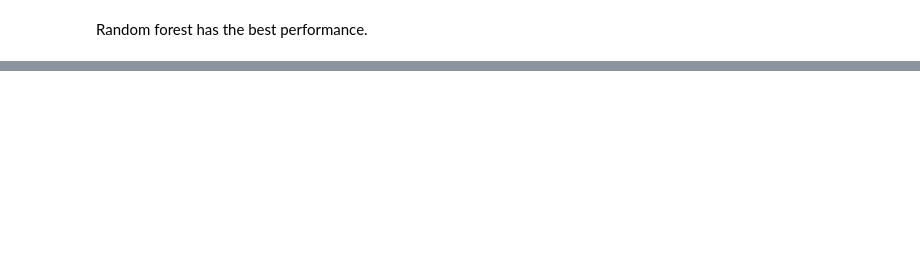
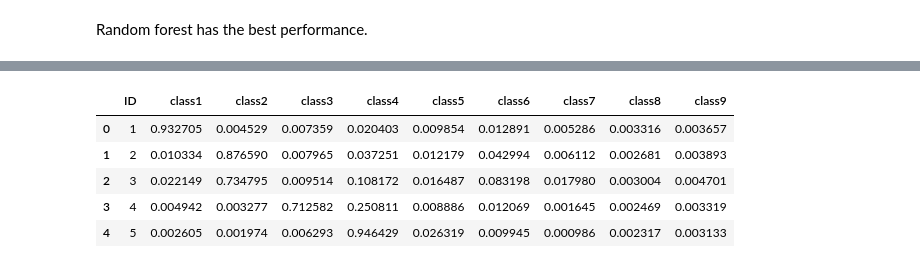
Before and after one commit to arun112000/msk-redefining-cancer-treatment, a Jupyter notebook: Redefining Cancer Treatment.ipynb, the cells around one changed output, grey strips where cells are left out. Cells and saved outputs as stored; diff of their text form; code cells hidden in the pictures; blank space fills up the shorter version.

```diff
--- a/Redefining Cancer Treatment.ipynb
+++ b/Redefining Cancer Treatment.ipynb
@@ -653,0 +674,6 @@ Out of the top 100 features, 25 are present in query point
+# %%
+df=pd.merge(data,data_text,on='ID',how='left')
+print(df.head())
+df.loc[df['Text'].isnull(),'Text']=df['Gene']+' '+df['Variation']
+df['Gene']=df.Gene.str.replace('\s+','_')
+df['Variation']=df.Variation.str.replace('\s+','_')
@@ -653,0 +696,21 @@ Out of the top 100 features, 25 are present in query point
+# %%
+gene_encode=target_encoding(alpha,'Gene',df)
+variation_encode=target_encoding(alpha,'Variation',df)
+text_encode=tfidf.transform(df['Text'])
+gene_var = np.hstack((gene_encode,variation_encode))
+gene_var_text = hstack((gene_var, text_encode)).tocsr()
+y_pred=calib_clf.predict_proba(gene_var_text)
+y_pred_df=pd.DataFrame(y_pred)
+y_pred_df.rename(columns={0:'class1',1:'class2',2:'class3',3:'class4',4:'class5',5:'class6',6:'class7',7:'class8',8:'class9'},
+                 inplace=True)
+submission['class1']=y_pred_df['class1']
+for i in y_pred_df.columns:
+    submission[i]=y_pred_df[i]
+submission.head()
+# %% [output]
+|  | ID | class1 | class2 | class3 | class4 | class5 | class6 | class7 | class8 | class9 |
+| 0 | 1 | 0.932705 | 0.004529 | 0.007359 | 0.020403 | 0.009854 | 0.012891 | 0.005286 | 0.003316 | 0.003657 |
+| 1 | 2 | 0.010334 | 0.876590 | 0.007965 | 0.037251 | 0.012179 | 0.042994 | 0.006112 | 0.002681 | 0.003893 |
+| 2 | 3 | 0.022149 | 0.734795 | 0.009514 | 0.108172 | 0.016487 | 0.083198 | 0.017980 | 0.003004 | 0.004701 |
+| 3 | 4 | 0.004942 | 0.003277 | 0.712582 | 0.250811 | 0.008886 | 0.012069 | 0.001645 | 0.002469 | 0.003319 |
+| 4 | 5 | 0.002605 | 0.001974 | 0.006293 | 0.946429 | 0.026319 | 0.009945 | 0.000986 | 0.002317 | 0.003133 |
```
Also changed, not shown: parts of 53 cells of this notebook.
